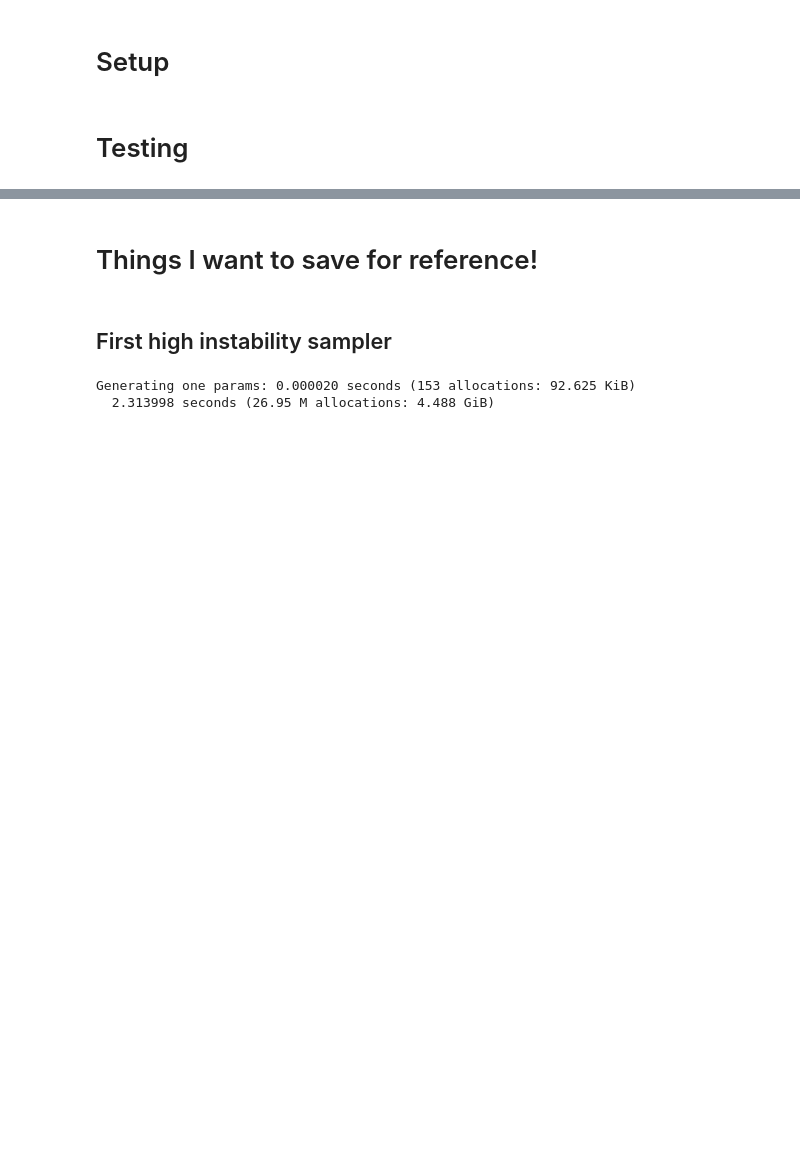
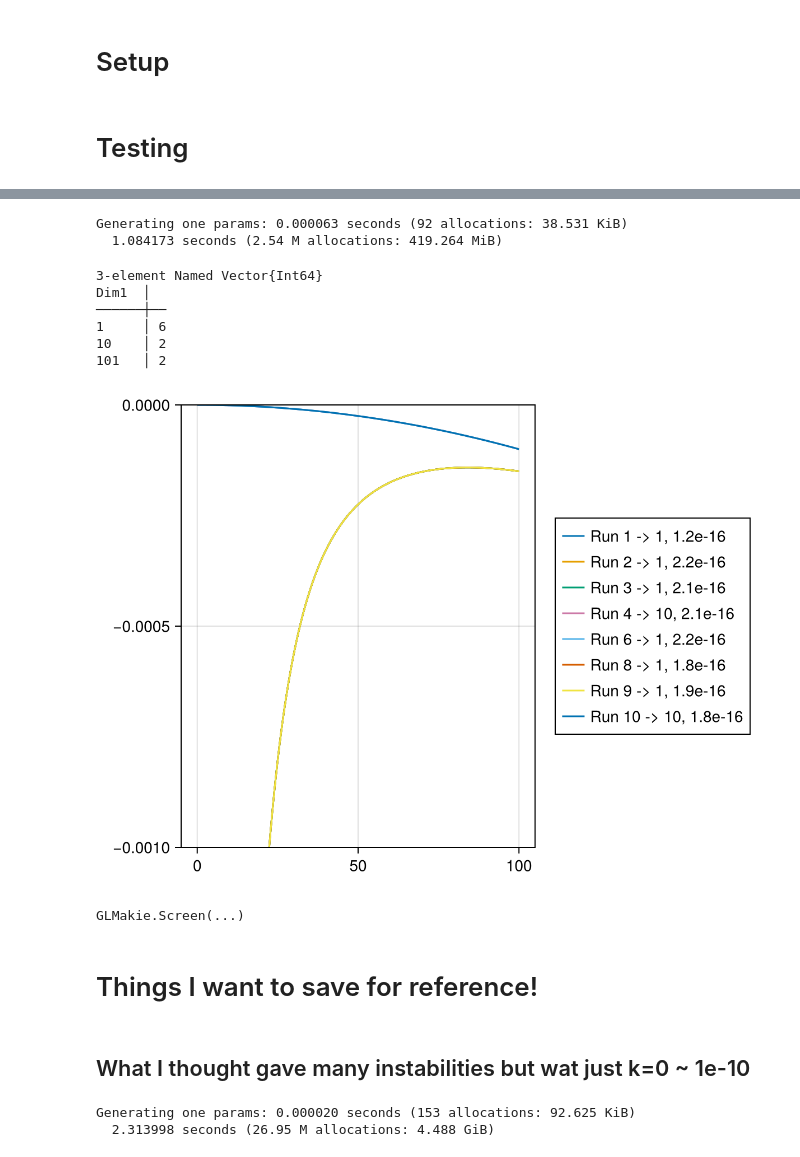
Before and after one commit to kockahonza/SSMC, a Jupyter notebook: notebooks/random_systems.ipynb, the cells around one changed output, grey strips where cells are left out. Saved outputs shown, nothing was run; the diff lists cells and outputs as text; code cells hidden in the pictures; blank space fills up the shorter version.

```diff
--- a/notebooks/random_systems.ipynb
+++ b/notebooks/random_systems.ipynb
@@ -53,7 +61,45 @@ Dim1  │
+# %%
+rsg = RSGJans1(15, 15;
+    m=0.5,
+    r=1.,
+    Kp=0.1, K=1.0,
+
+    c=2.,
+    l=0.5,
+    sparsity_resources=0.1,
+    sparsity_byproducts=0.1,
+
+    DS=1e-8, DR=1.,
+)
+@time f, xx = rg_run_plot_dispersions(rsg, 10, 100., 1000;
+    reltol=eps(),
+    abstol=eps(),
+    maxresidthr=10*eps(),
+    lszerothr=1e-12,
+    lsk0maxmrlthr=1e-10,
+)
+display(freqtable(xx))
+ylims!(f.current_axis[], (-0.001, 0.0))
+# display(GLMakie.Screen(), f)
+f
+# %% [output]
+Generating one params: 0.000063 seconds (92 allocations: 38.531 KiB)
+  1.084173 seconds (2.54 M allocations: 419.264 MiB)
+3-element Named Vector{Int64}
+Dim1  │
+──────┼──
+1     │ 6
+10    │ 2
+101   │ 2
+[figure, added]
+# %%
+display(GLMakie.Screen(), f)
+# %% [output]
+GLMakie.Screen(...)
 # %% [markdown]
 # Things I want to save for reference!
 # %% [markdown]
-## First high instability sampler
+## What I thought gave many instabilities but wat just k=0 ~ 1e-10
 # %%
 rsg = RSGJans1(20, 20;
     m=0.9, # increasing m we quickly lose them!
```
Also changed, not shown: parts of 2 cells of this notebook, 3 other files.
